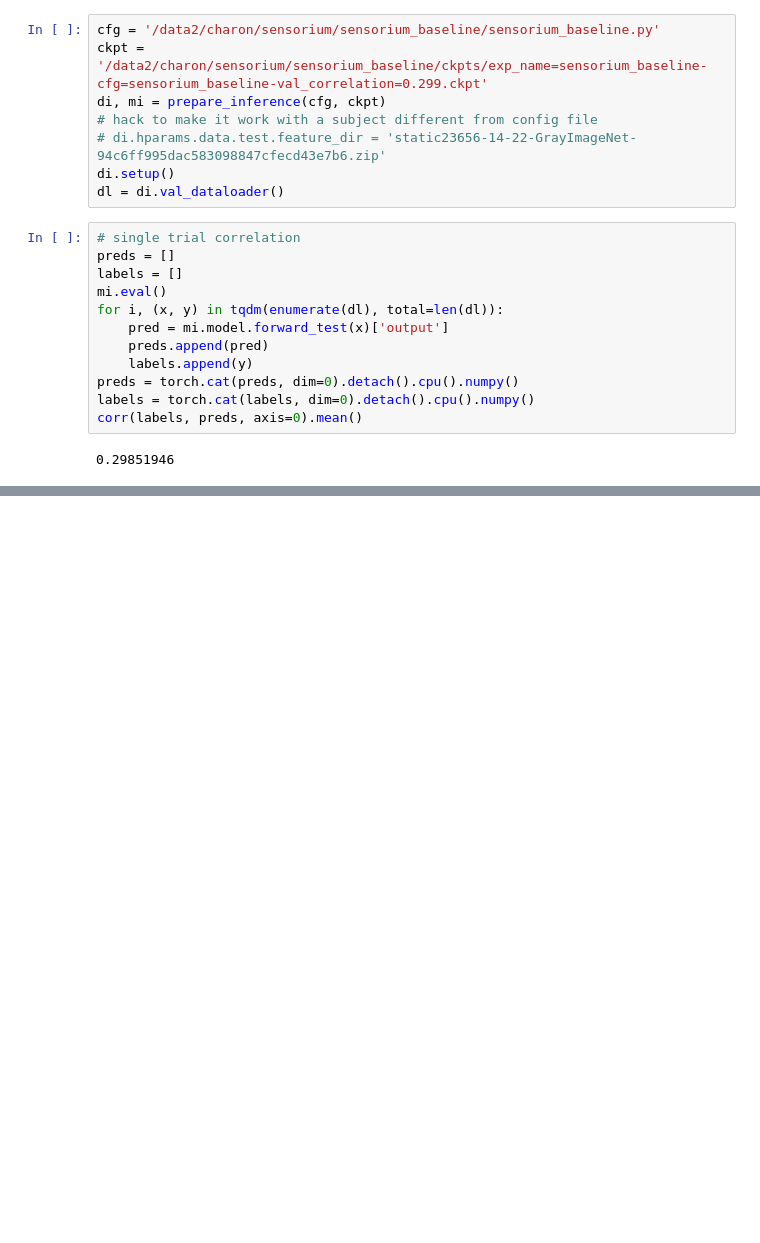
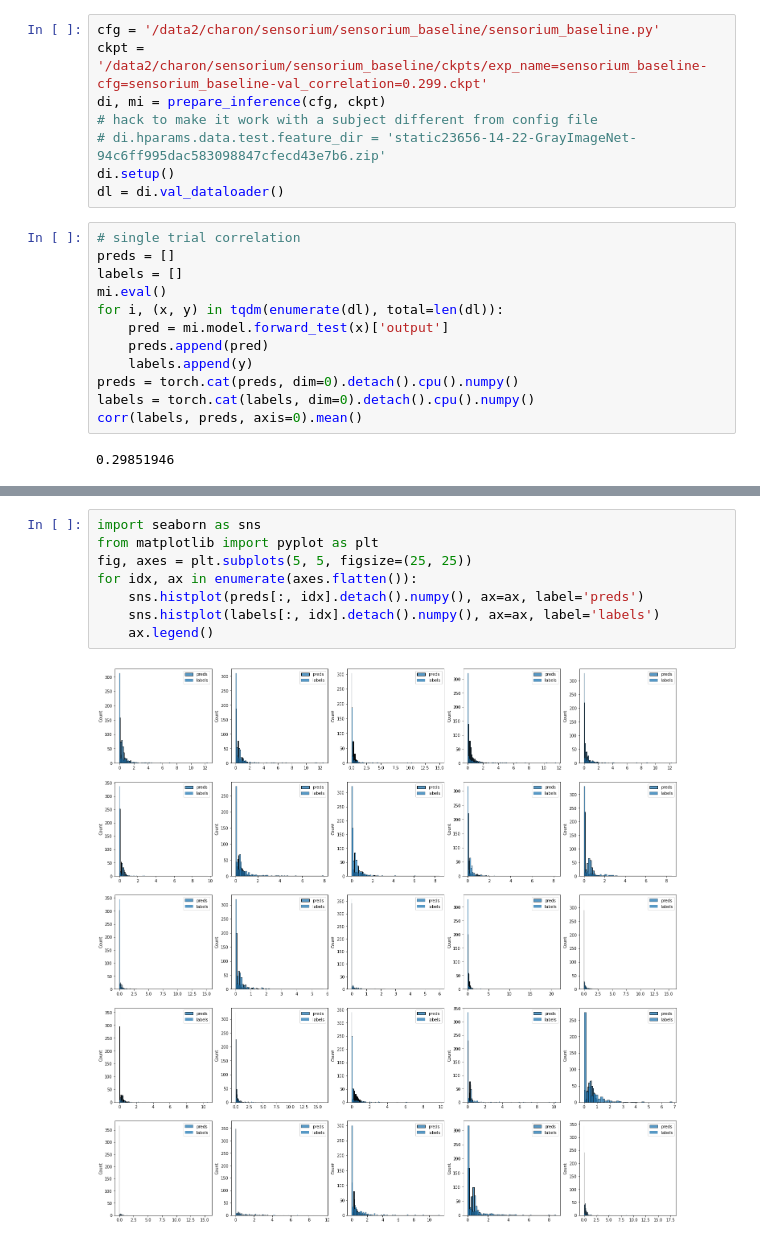
Before and after one commit to CharonWangg/sensorium, a Jupyter notebook: run/notebooks/evaluation.ipynb, the cells around one changed output, grey strips where cells are left out. Saved outputs shown, nothing was run; the diff lists cells and outputs as text; blank space fills up the shorter version.

```diff
--- a/run/notebooks/evaluation.ipynb
+++ b/run/notebooks/evaluation.ipynb
@@ -48,0 +96,10 @@ corrs = np.mean(corrs)
+# %%
+import seaborn as sns
+from matplotlib import pyplot as plt
+fig, axes = plt.subplots(5, 5, figsize=(25, 25))
+for idx, ax in enumerate(axes.flatten()):
+    sns.histplot(preds[:, idx].detach().numpy(), ax=ax, label='preds')
+    sns.histplot(labels[:, idx].detach().numpy(), ax=ax, label='labels')
+    ax.legend()
+# %% [output]
+[figure, added]
```
Also changed, not shown: parts of 9 cells of this notebook, 14 other files.
